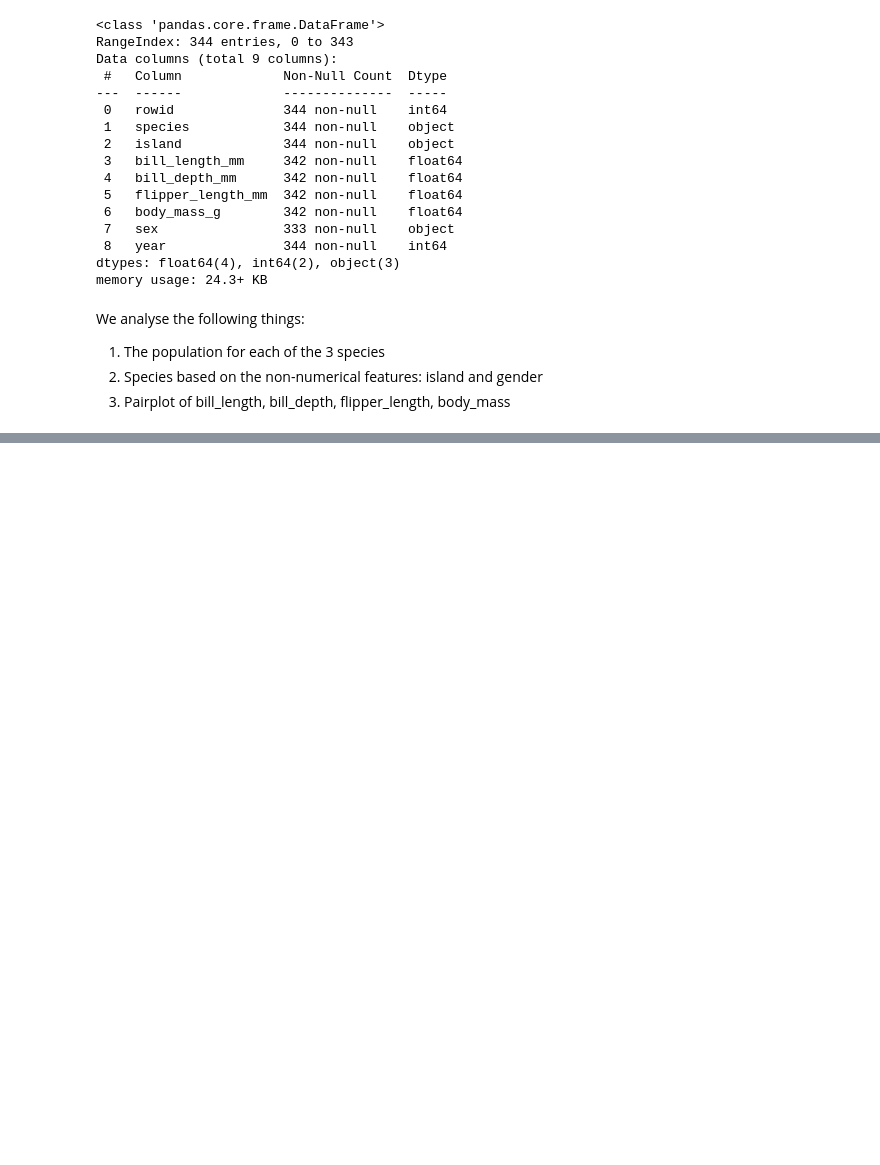
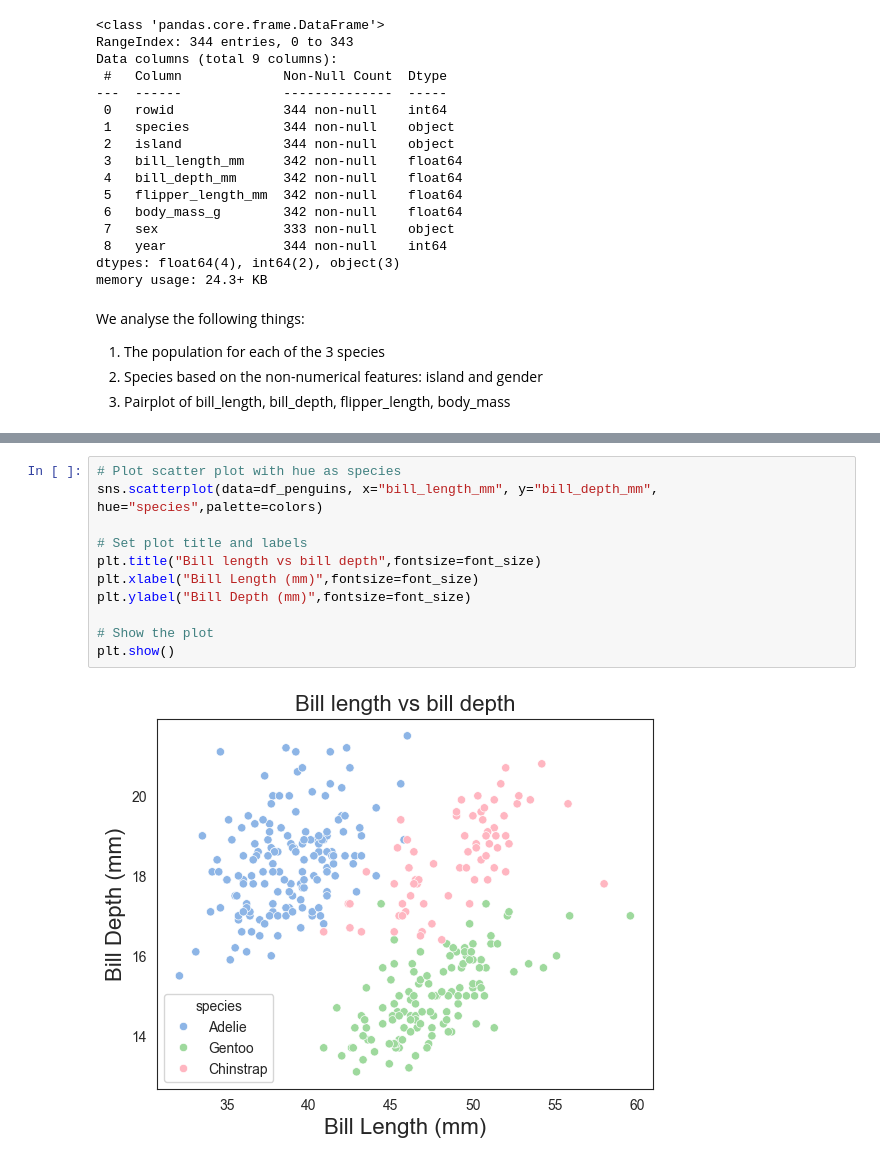
Before and after one commit to carinachu22/introtoAI, a Jupyter notebook: coursework.ipynb, the cells around one changed output, grey strips where cells are left out. Saved outputs shown, nothing was run; the diff lists cells and outputs as text; blank space fills up the shorter version.

```diff
--- a/coursework.ipynb
+++ b/coursework.ipynb
@@ -88,0 +106,13 @@ plt.show()
+# %%
+# Plot scatter plot with hue as species
+sns.scatterplot(data=df_penguins, x="bill_length_mm", y="bill_depth_mm", hue="species",palette=colors)
+
+# Set plot title and labels
+plt.title("Bill length vs bill depth",fontsize=font_size)
+plt.xlabel("Bill Length (mm)",fontsize=font_size)
+plt.ylabel("Bill Depth (mm)",fontsize=font_size)
+
+# Show the plot
+plt.show()
+# %% [output]
+[figure, added]
```
Also changed, not shown: parts of 6 cells of this notebook.
